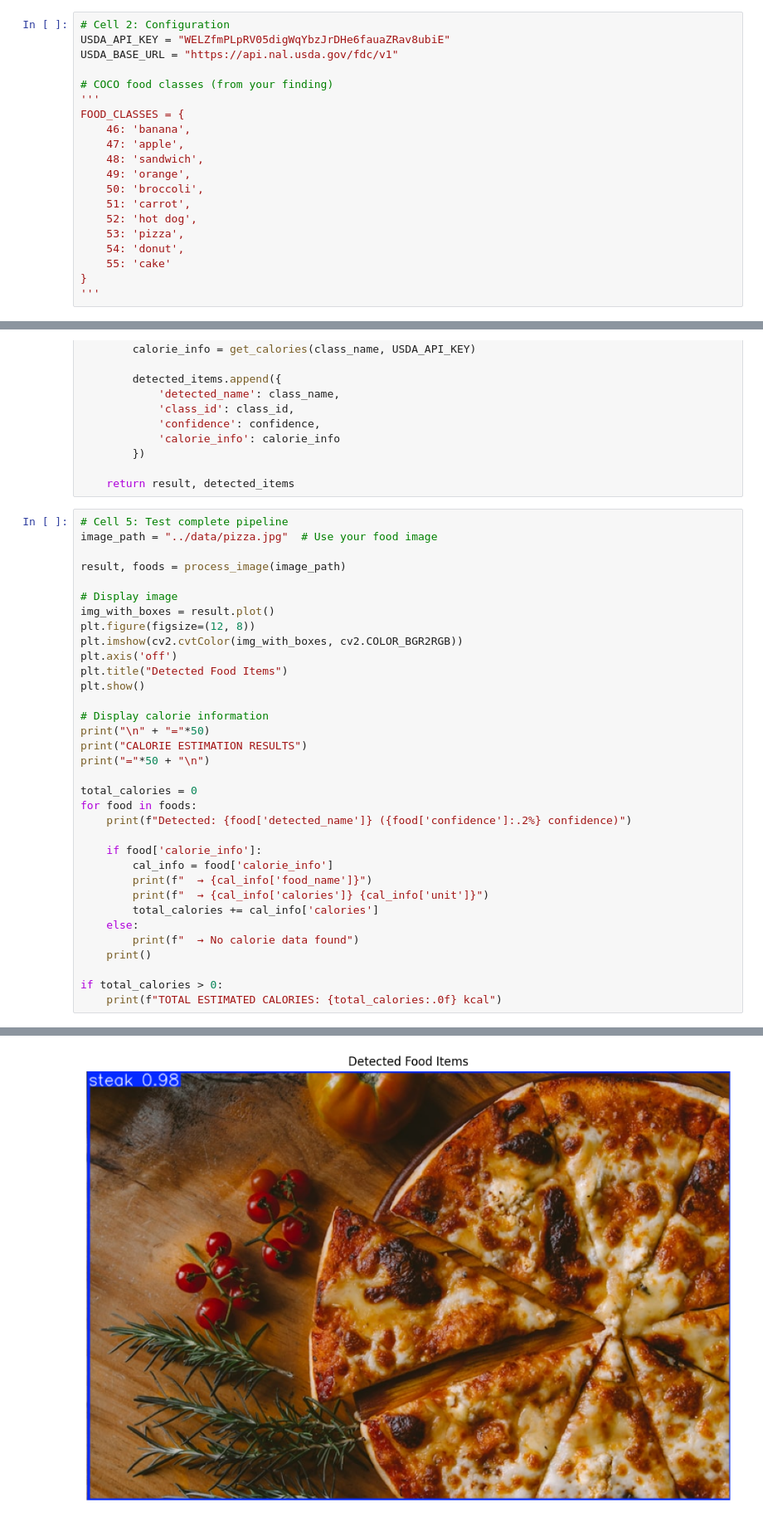
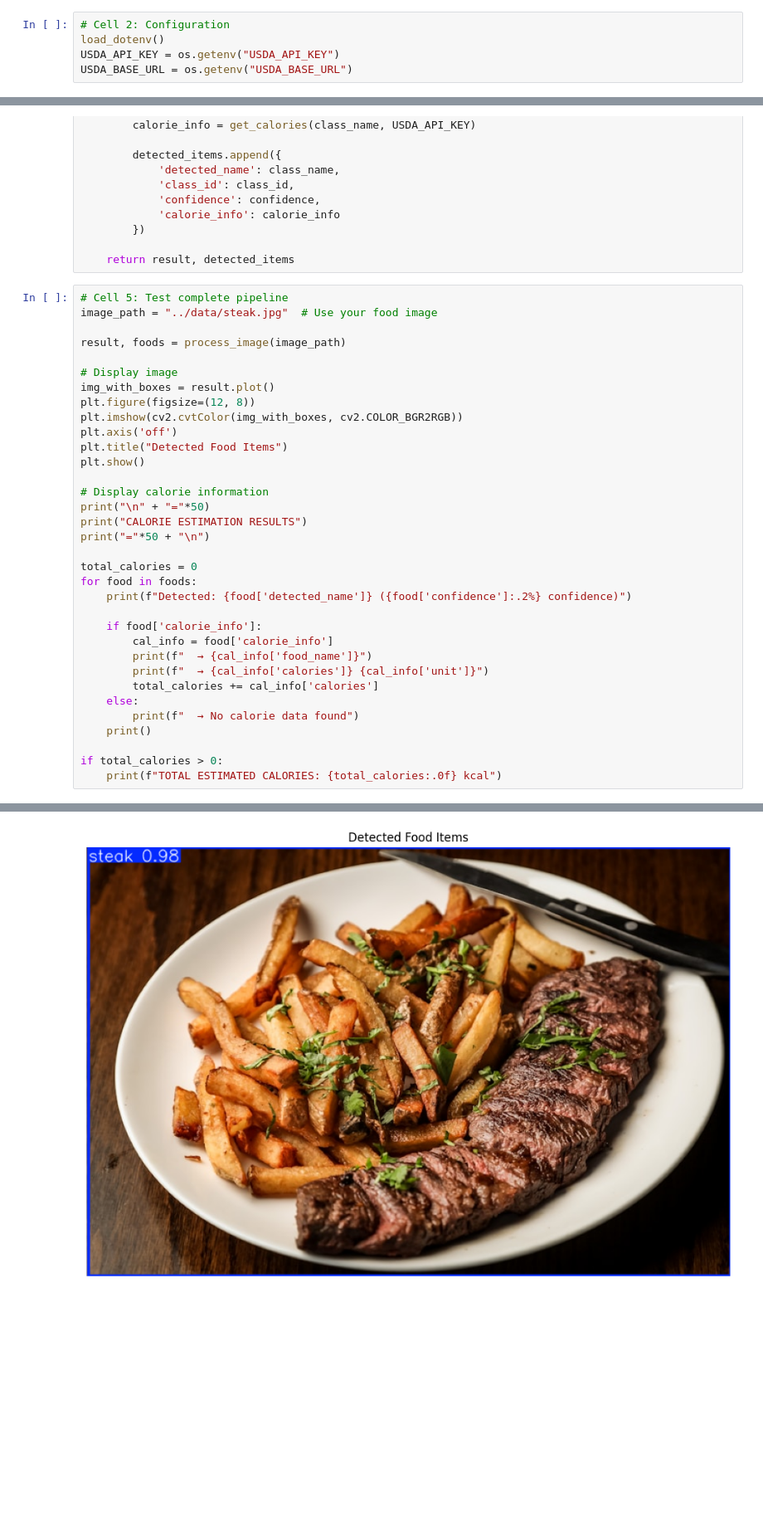
Before and after one commit to zhangjq737/Calorie_Estimator, a Jupyter notebook: notebooks/03_complete_pipeline.ipynb, the cells around one changed output, grey strips where cells are left out. Shown at 83% size. Drawn from its saved outputs; the diff is of its cells as text; blank space fills up the shorter version.

```diff
--- a/notebooks/03_complete_pipeline.ipynb
+++ b/notebooks/03_complete_pipeline.ipynb
@@ -9,20 +10,5 @@ from pathlib import Path
 # %%
 # Cell 2: Configuration
-USDA_API_KEY = "WELZfmPLpRV05digWqYbzJrDHe6fauaZRav8ubiE"
-USDA_BASE_URL = "https://api.nal.usda.gov/fdc/v1"
-
-# COCO food classes (from your finding)
-'''
-FOOD_CLASSES = {
-    46: 'banana',
-    47: 'apple',
-    48: 'sandwich',
-    49: 'orange',
-    50: 'broccoli',
-    51: 'carrot',
-    52: 'hot dog',
-    53: 'pizza',
-    54: 'donut',
-    55: 'cake'
-}
-'''
+load_dotenv()
+USDA_API_KEY = os.getenv("USDA_API_KEY")
+USDA_BASE_URL = os.getenv("USDA_BASE_URL")
@@ -105,7 +85,7 @@ def process_image(image_path):
     return result, detected_items
 # %%
 # Cell 5: Test complete pipeline
-image_path = "../data/pizza.jpg"  # Use your food image
+image_path = "../data/steak.jpg"  # Use your food image
 
 result, foods = process_image(image_path)
 
@@ -143,4 +123,4 @@ Speed: 2.7ms preprocess, 91.3ms inference, 0.3ms postprocess per image at shape
-[figure, old version]
+[figure, new version]
 ==================================================
 CALORIE ESTIMATION RESULTS
 ==================================================
```
Also changed, not shown: parts of 4 cells of this notebook, 15 other files.
